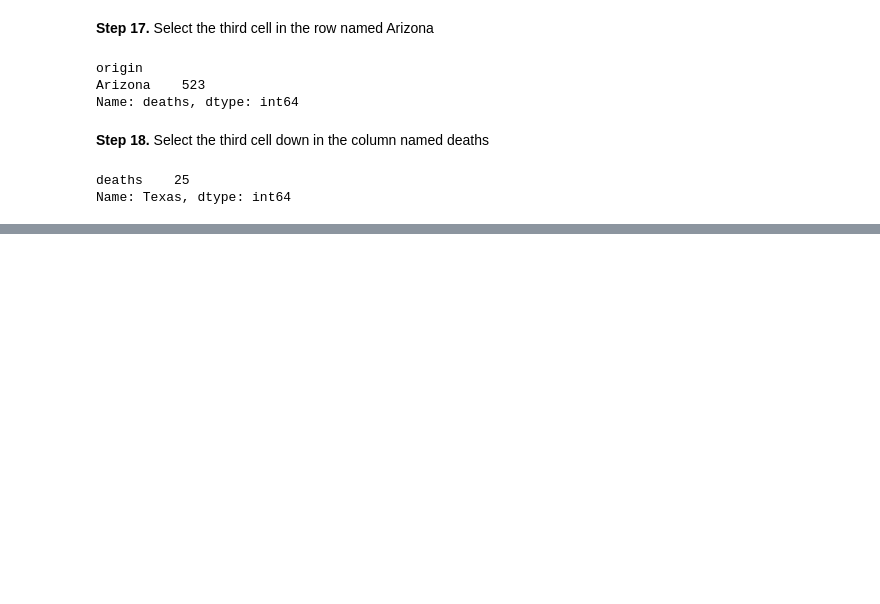
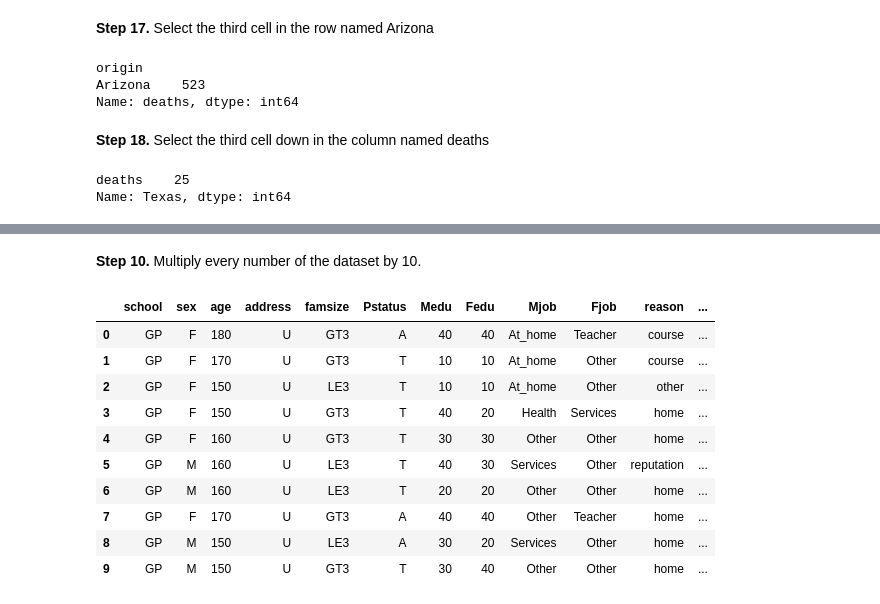
Before and after one commit to NicoPatalagua/Pandas, a Jupyter notebook: PandasExercises.ipynb, the cells around one changed output, grey strips where cells are left out. Drawn from its saved outputs; the diff is of its cells as text; code cells hidden in the pictures; blank space fills up the shorter version.

```diff
--- a/PandasExercises.ipynb
+++ b/PandasExercises.ipynb
@@ -899,0 +1031,4 @@ Name: Texas, dtype: int64
+# %%
+#Loc is based on tagged positions of a dataframe, unlike iloc which is based on integer positions
+ObjSchool= df.loc[: ,"school":"guardian"]
+ObjSchool.head()
@@ -899,0 +1044,3 @@ Name: Texas, dtype: int64
+# %%
+#A lambda function is a defined subroutine that is not bound to an identifier
+ObjCapitalize= lambda x:x.capitalize()
@@ -899,0 +1080,4 @@ Name: Texas, dtype: int64
+# %%
+#With the lambda function, capitalize the required columns
+ObjSchool['Mjob']=ObjSchool['Mjob'].apply(ObjCapitalize)
+ObjSchool['Fjob']=ObjSchool['Fjob'].apply(ObjCapitalize)
@@ -899,0 +1095,8 @@ Name: Texas, dtype: int64
+# %%
+def majority(x):
+    if x > 17:
+        return True
+    else:
+        return False
+ObjSchool['legal_drinker'] = ObjSchool['age'].apply(majority)
+ObjSchool.head()
@@ -899,0 +1110,20 @@ Name: Texas, dtype: int64
+# %% [markdown]
+**Step 10.** Multiply every number of the dataset by 10.
+# %%
+def times(x):
+    if type(x) is int:
+        return 10 * x
+    return x
+ObjSchool.applymap(times).head(10)
+# %% [output]
+|  | school | sex | age | address | famsize | Pstatus | Medu | Fedu | Mjob | Fjob | reason | ... |
+| 0 | GP | F | 180 | U | GT3 | A | 40 | 40 | At_home | Teacher | course | ... |
+| 1 | GP | F | 170 | U | GT3 | T | 10 | 10 | At_home | Other | course | ... |
+| 2 | GP | F | 150 | U | LE3 | T | 10 | 10 | At_home | Other | other | ... |
+| 3 | GP | F | 150 | U | GT3 | T | 40 | 20 | Health | Services | home | ... |
+| 4 | GP | F | 160 | U | GT3 | T | 30 | 30 | Other | Other | home | ... |
+| 5 | GP | M | 160 | U | LE3 | T | 40 | 30 | Services | Other | reputation | ... |
+| 6 | GP | M | 160 | U | LE3 | T | 20 | 20 | Other | Other | home | ... |
+| 7 | GP | F | 170 | U | GT3 | A | 40 | 40 | Other | Teacher | home | ... |
+| 8 | GP | M | 150 | U | LE3 | A | 30 | 20 | Services | Other | home | ... |
+| 9 | GP | M | 150 | U | GT3 | T | 30 | 40 | Other | Other | home | ... |
```
Also changed, not shown: parts of 71 cells of this notebook.
